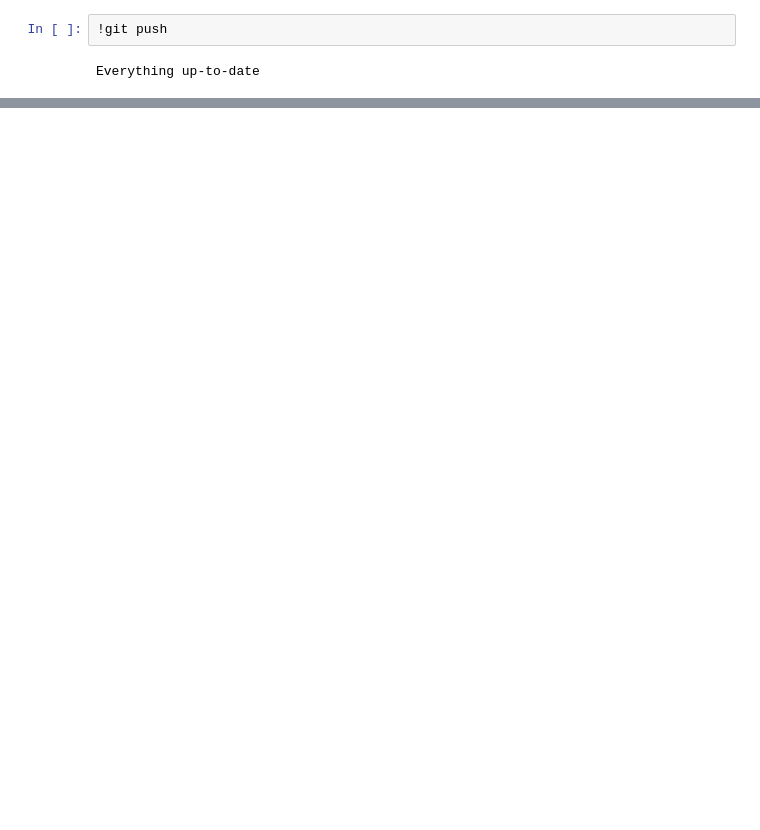
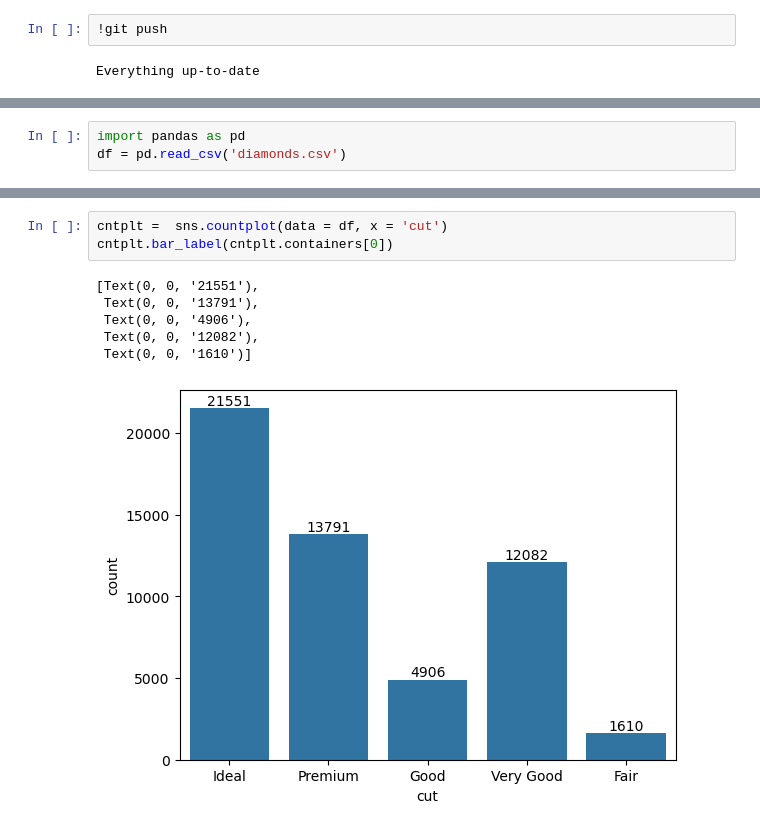
Before and after one commit to sanjai570/data-science, a Jupyter notebook: visualisation.ipynb, the cells around one changed output, grey strips where cells are left out. Cells and saved outputs as stored; diff of their text form; blank space fills up the shorter version.

```diff
--- a/visualisation.ipynb
+++ b/visualisation.ipynb
@@ -50,0 +137,3 @@ Everything up-to-date
+# %%
+import pandas as pd
+df = pd.read_csv('diamonds.csv')
@@ -50,0 +216,10 @@ Everything up-to-date
+# %%
+cntplt =  sns.countplot(data = df, x = 'cut')
+cntplt.bar_label(cntplt.containers[0])
+# %% [output]
+[Text(0, 0, '21551'),
+ Text(0, 0, '13791'),
+ Text(0, 0, '4906'),
+ Text(0, 0, '12082'),
+ Text(0, 0, '1610')]
+[figure, added]
```
Also changed, not shown: parts of 29 cells of this notebook, 1 other file.
